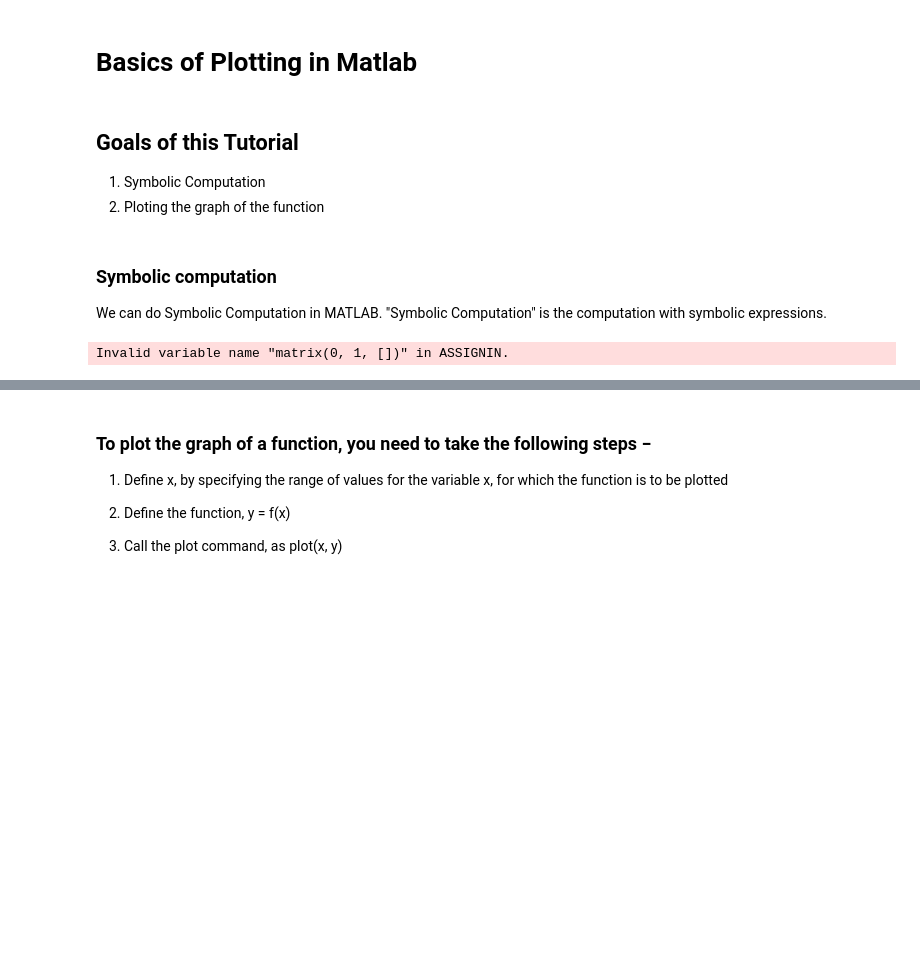
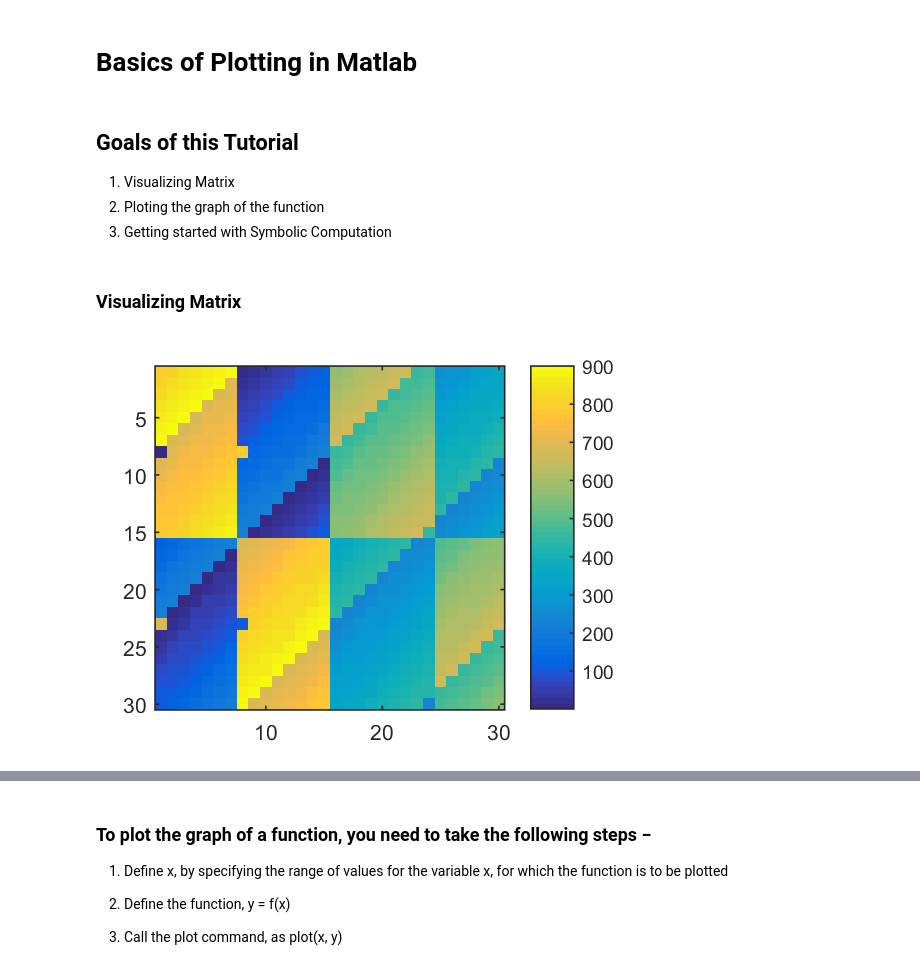
Before and after one commit to aditya95sriram/octave_tut, a Jupyter notebook: Sanket.ipynb, the cells around one changed output, grey strips where cells are left out. Saved outputs shown, nothing was run; the diff lists cells and outputs as text; code cells hidden in the pictures; blank space fills up the shorter version.

```diff
--- a/Sanket.ipynb
+++ b/Sanket.ipynb
@@ -2,12 +2,16 @@
 # Basics of Plotting in Matlab
 # %% [markdown]
 ## Goals of this Tutorial
-1. Symbolic Computation
+
+1. Visualizing Matrix
 2. Ploting the graph of the function
+3. Getting started with Symbolic Computation
-# %% [markdown]
-### Symbolic computation
-We can do Symbolic Computation in MATLAB. "Symbolic Computation" is the computation with symbolic expressions.
-# %%
-syms x
-# %% [output]
-Invalid variable name "matrix(0, 1, [])" in ASSIGNIN.
+# %% [markdown]
+### Visualizing Matrix
+# %%
+clear all
+a = magic(30); % Magic square
+imagesc(a);
+colorbar;
+# %% [output]
+[figure, added]
```
Also changed, not shown: parts of 18 cells of this notebook, 2 other files.
